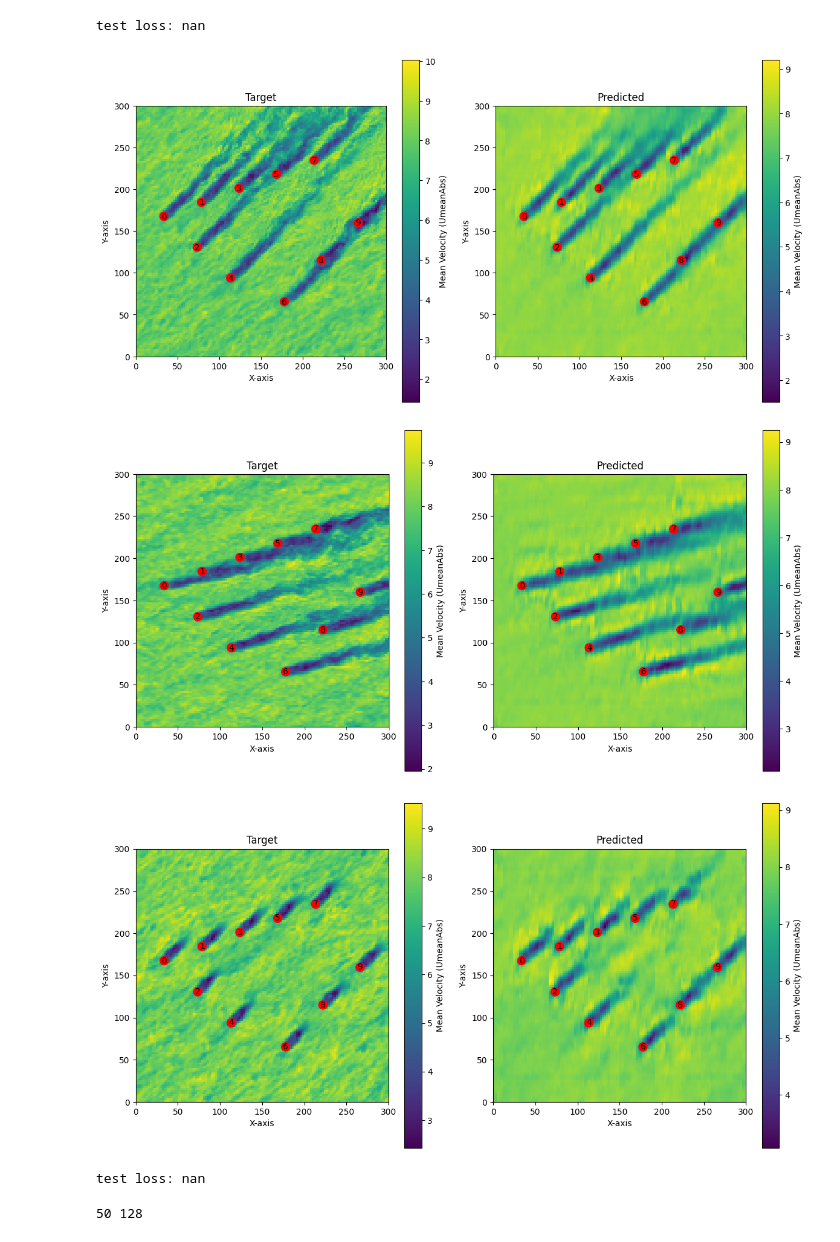
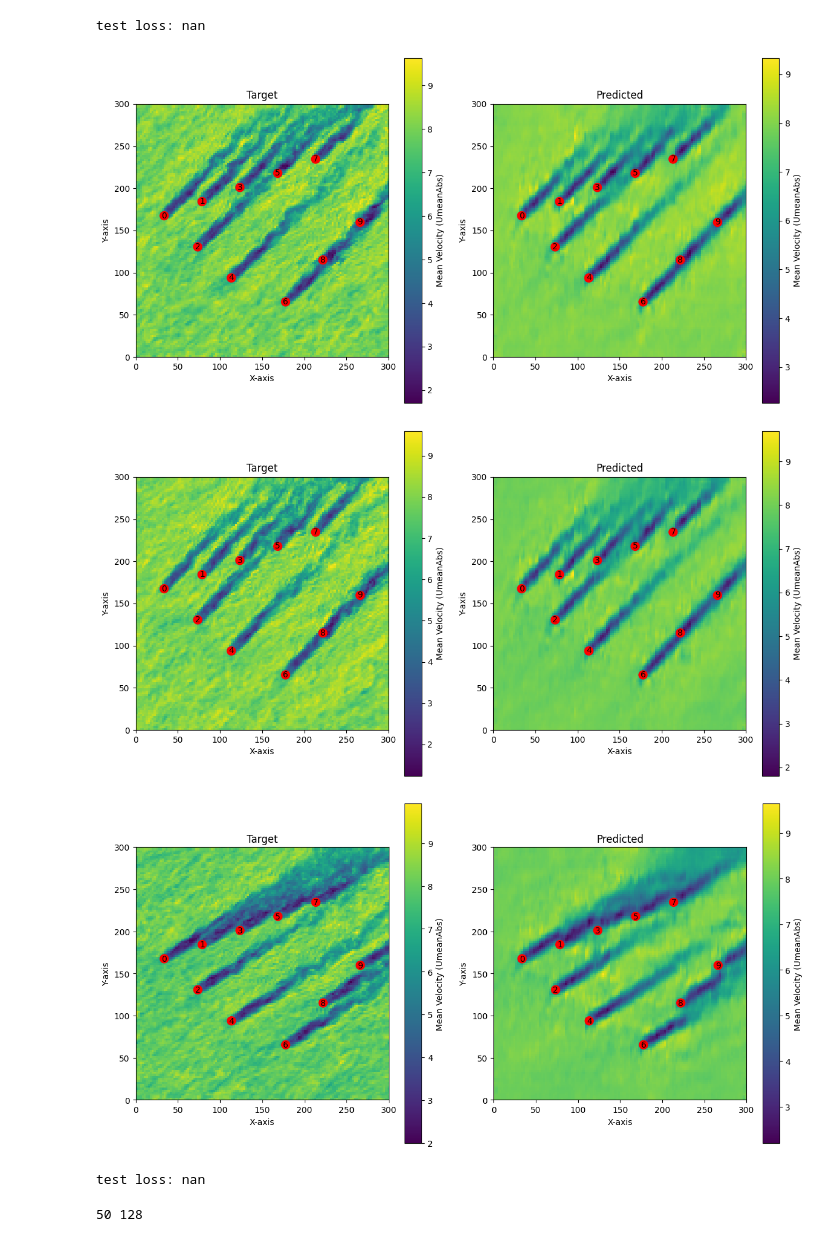
Before and after one commit to erenaydoslu/AI2P-WindFarmControl, a Jupyter notebook: experiments/graphs/graph_experiments.ipynb, the cells around one changed output. Cells and saved outputs as stored; diff of their text form; code cells hidden in the pictures.

```diff
--- a/experiments/graphs/graph_experiments.ipynb
+++ b/experiments/graphs/graph_experiments.ipynb
@@ -13,17 +13,16 @@ device = torch.device("cuda:0" if torch.cuda.is_available() else "cpu")
 # %%
 # Load the data from a past experiment
 case_nr = 1
-max_angle = 30
-seq_length = 50
+max_angle = 90
+seq_length = 1
 wake_steering = False
 use_graph = True
 type = "LuT2deg_internal" if wake_steering else "BL"
-batch_size = 4
+batch_size = 64
 data_folder = f"../../data/Case_0{case_nr}/graphs/{type}/{max_angle}"
 dataset = GraphTemporalDataset(root=data_folder, seq_length=seq_length) if seq_length > 1 else GraphDataset(root=data_folder)
-collate = custom_collate_fn if seq_length > 1 else None
 model_cfg, train_cfg = get_config(case_nr=case_nr, wake_steering=wake_steering, max_angle=max_angle, use_graph=use_graph, seq_length=seq_length, batch_size=batch_size)
-train_loader, val_loader, test_loader = create_data_loaders(dataset, train_cfg['batch_size'], custom_collate=collate)
+train_loader, val_loader, test_loader = create_data_loaders(dataset, train_cfg['batch_size'], seq_length=seq_length)
 # %%
 print(len(train_loader))
 # %% [output]
@@ -96,46 +95,49 @@ with torch.no_grad():
 [figure]
 test loss: nan
 # %%
+from architecture.pignn.deconv import DeConvNet
+
 # Plot results for PIGNN embedder
-model = FlowPIGNN(**model_cfg).to(device)
-model.load_state_dict(torch.load("results/20241006000147_Case01_True_pignn_deconv_360/pignn_87.pt"))
+actor_model = DeConvNet(1, [128, 256, 1])
+model = FlowPIGNN(**model_cfg, actor_model=actor_model).to(device)
+model.load_state_dict(torch.load("results/20241012211250_Case01_False_pignn_deconv_90_1/pignn_best.pt"))
 model.eval()
 image_size = 128
 criterion = nn.MSELoss()
 
 with torch.no_grad():
     test_losses = []
     for i, batch in enumerate(test_loader):
         batch = batch.to(device)
-        nf = torch.cat((batch.x.to(device), batch.pos.to(device)), dim=-1)
-        ef = batch.edge_attr.to(device)
-        gf = batch.global_feats.to(device)
-        pred = model(batch, nf, ef, gf).float()
+        nf = torch.cat((batch.x.to(device), batch.pos.to(device)), dim=-1).float()
+        ef = batch.edge_attr.to(device).float()
+        gf = batch.global_feats.to(device).float()
+        pred = model(batch, nf, ef, gf)
         target = batch.y.to(device).reshape(-1, pred.size(1))
         test_loss = criterion(pred, target)
         # plot_prediction_vs_real(pred[0, :].reshape(image_size, image_size).cpu(), target[0, :].reshape(image_size, image_size).cpu())
         predictions = [
             pred[0, :].reshape(128, 128).cpu(),
             pred[16, :].reshape(128, 128).cpu(),
             pred[32, :].reshape(128, 128).cpu()
         ]
 
         targets = [
             target[0, :].reshape(128, 128).cpu(),
             target[16, :].reshape(128, 128).cpu(),
             target[32, :].reshape(128, 128).cpu()
         ]
 
         for i in range(3):
             plot_prediction_vs_real(predictions[i], targets[i], number=i+3)
         break
         test_losses.append(test_loss.item())
 
     print(f"test loss: {np.mean(test_losses)}")
 # %% [output]
-[figure, old version]
+[figure, new version]
-[figure, old version]
+[figure, new version]
-[figure, old version]
+[figure, new version]
 test loss: nan
 # %%
 from utils.visualization import animate_prediction_vs_real
```
Also changed, not shown: 3 other files.
